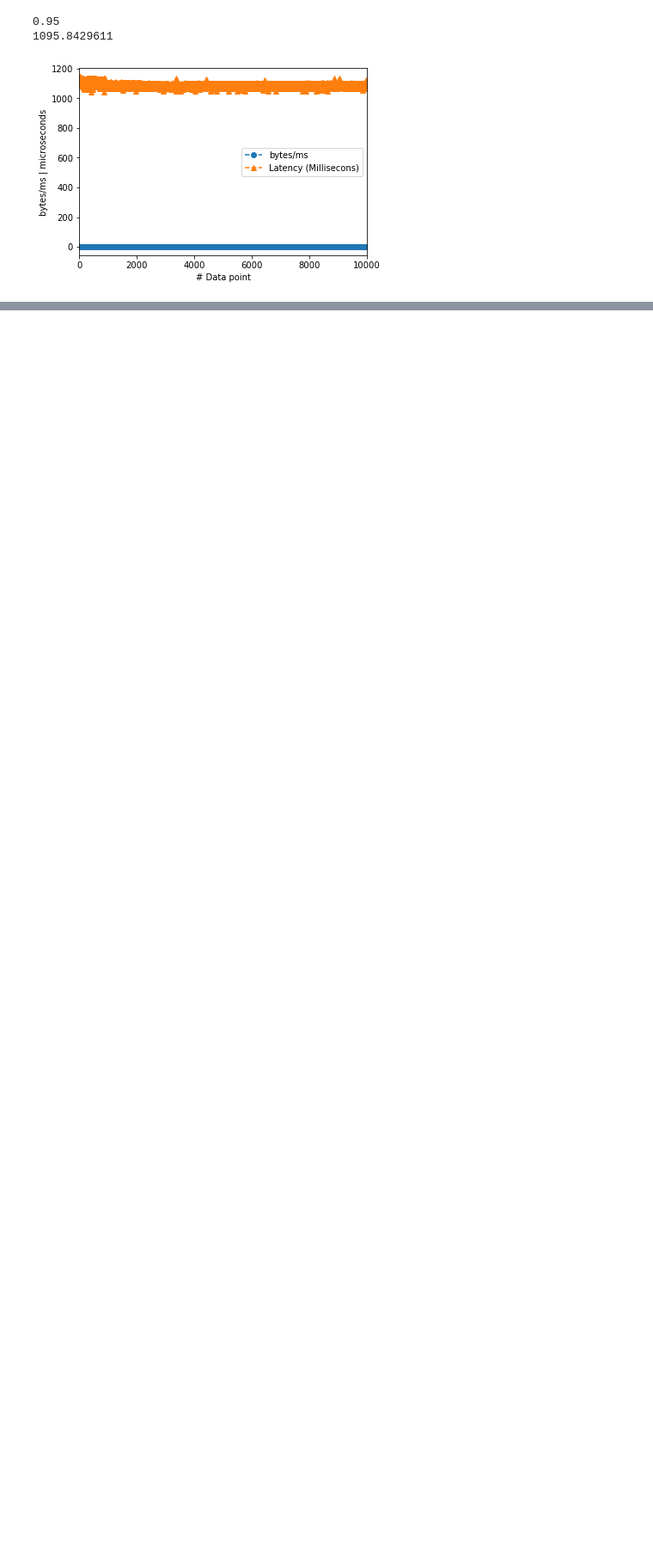
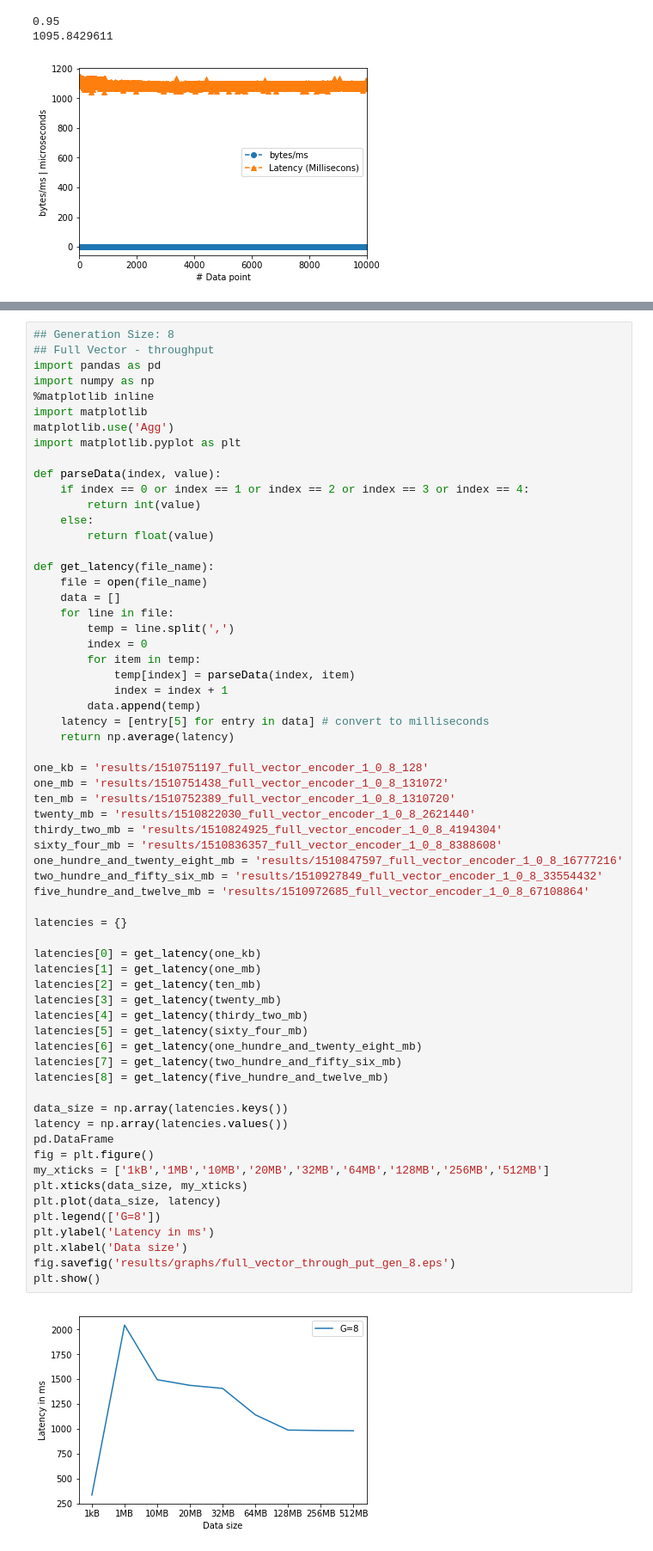
Before and after one commit to looopTools/sw9-source, a Jupyter notebook: RLNC_performance_study.ipynb, the cells around one changed output, grey strips where cells are left out. Shown at 86% size. Saved outputs shown, nothing was run; the diff lists cells and outputs as text; blank space fills up the shorter version.

Commit message:
throughput

```diff
--- a/RLNC_performance_study.ipynb
+++ b/RLNC_performance_study.ipynb
@@ -130,0 +300,65 @@ plt.show()
+# %%
+## Generation Size: 8
+## Full Vector - throughput
+import pandas as pd
+import numpy as np
+%matplotlib inline
+import matplotlib
+matplotlib.use('Agg')
+import matplotlib.pyplot as plt
+
+def parseData(index, value):
+    if index == 0 or index == 1 or index == 2 or index == 3 or index == 4:
+        return int(value)
+    else:
+        return float(value)
+
+def get_latency(file_name):
+    file = open(file_name)
+    data = []
+    for line in file:
+        temp = line.split(',')
+        index = 0
+        for item in temp:
+            temp[index] = parseData(index, item)
+            index = index + 1
+        data.append(temp)
+    latency = [entry[5] for entry in data] # convert to milliseconds
+    return np.average(latency)
+
+one_kb = 'results/1510751197_full_vector_encoder_1_0_8_128'
+one_mb = 'results/1510751438_full_vector_encoder_1_0_8_131072'
+ten_mb = 'results/1510752389_full_vector_encoder_1_0_8_1310720'
+twenty_mb = 'results/1510822030_full_vector_encoder_1_0_8_2621440'
+thirdy_two_mb = 'results/1510824925_full_vector_encoder_1_0_8_4194304'
+sixty_four_mb = 'results/1510836357_full_vector_encoder_1_0_8_8388608'
+one_hundre_and_twenty_eight_mb = 'results/1510847597_full_vector_encoder_1_0_8_16777216'
+two_hundre_and_fifty_six_mb = 'results/1510927849_full_vector_encoder_1_0_8_33554432'
+five_hundre_and_twelve_mb = 'results/1510972685_full_vector_encoder_1_0_8_67108864'
+
+latencies = {}
+
+latencies[0] = get_latency(one_kb)
+latencies[1] = get_latency(one_mb)
+latencies[2] = get_latency(ten_mb)
+latencies[3] = get_latency(twenty_mb)
+latencies[4] = get_latency(thirdy_two_mb)
+latencies[5] = get_latency(sixty_four_mb)
+latencies[6] = get_latency(one_hundre_and_twenty_eight_mb)
+latencies[7] = get_latency(two_hundre_and_fifty_six_mb)
+latencies[8] = get_latency(five_hundre_and_twelve_mb)
+
+data_size = np.array(latencies.keys())
+latency = np.array(latencies.values())
+pd.DataFrame
+fig = plt.figure()
+my_xticks = ['1kB','1MB','10MB','20MB','32MB','64MB','128MB','256MB','512MB']
+plt.xticks(data_size, my_xticks)
+plt.plot(data_size, latency)
+plt.legend(['G=8'])
+plt.ylabel('Latency in ms')
+plt.xlabel('Data size')
+fig.savefig('results/graphs/full_vector_through_put_gen_8.eps')
+plt.show()
+# %% [output]
+[figure, added]
```
Also changed, not shown: parts of 5 cells of this notebook.
